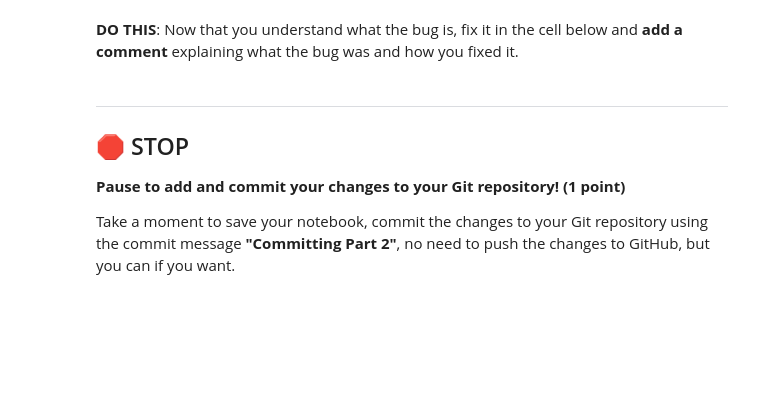
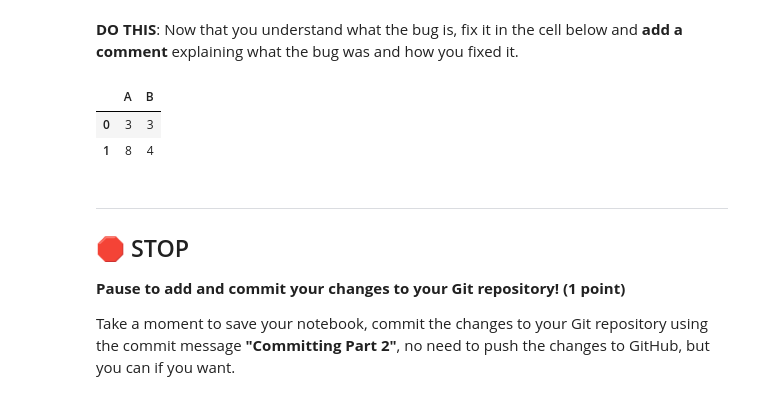
Before and after one commit to singhs77/CMSE202-f25-turnin, a Jupyter notebook: hw-01/HW-01_GitPracticeDebuggingPythonPackagesAndClasses-SS25-STUDENT.ipynb, the cells around one changed output. Drawn from its saved outputs; the diff is of its cells as text; code cells hidden in the pictures; blank space fills up the shorter version.

```diff
--- a/hw-01/HW-01_GitPracticeDebuggingPythonPackagesAndClasses-SS25-STUDENT.ipynb
+++ b/hw-01/HW-01_GitPracticeDebuggingPythonPackagesAndClasses-SS25-STUDENT.ipynb
@@ -304,3 +306,14 @@ If you need to write any code to explore the nature of the bug, please do so in
+# %%
+# Put your non-buggy code here
+df = pd.DataFrame({'A': [1, 2], 'B': [3, 4]})
+df['A'] = df['A']*df['B']
+df
+
+# tried to multipy string with int
+# %% [output]
+|  | A | B |
+| 0 | 3 | 3 |
+| 1 | 8 | 4 |
 # %% [markdown]
 ---
 ## &#128721; STOP
```
Also changed, not shown: parts of 2 cells of this notebook.
